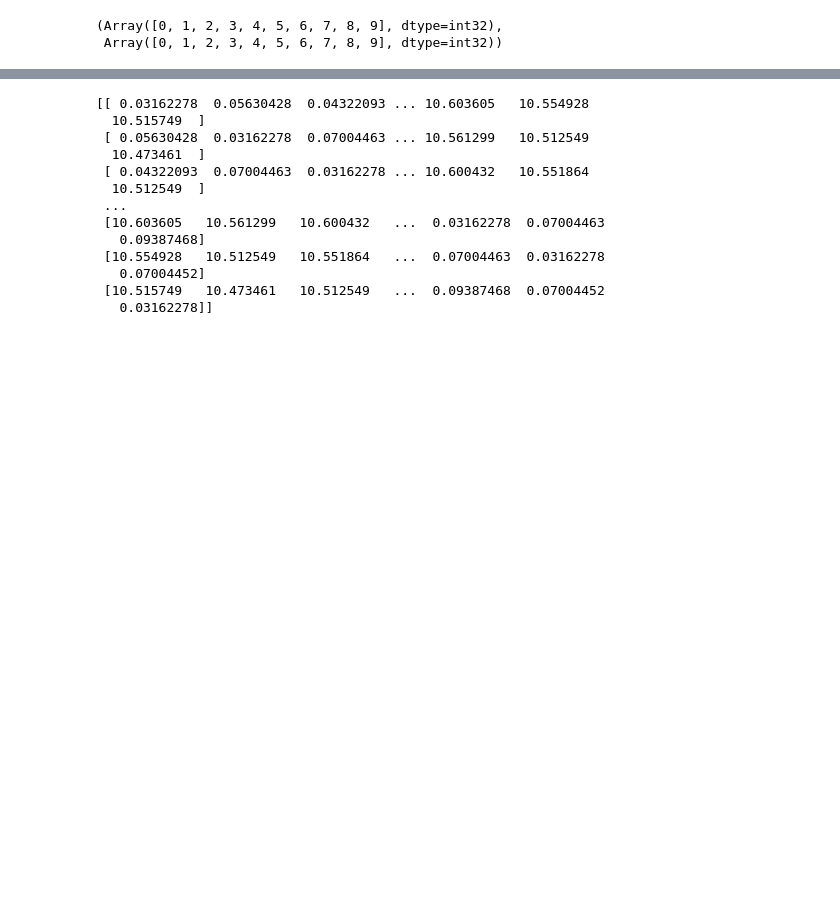
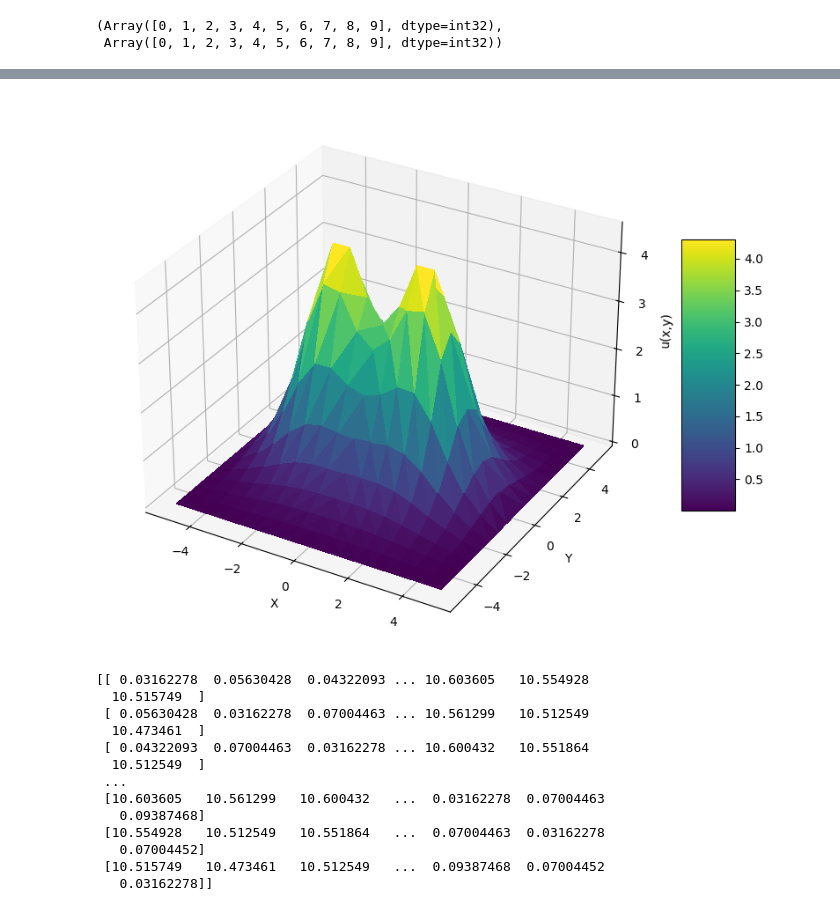
Before and after one commit to vcaipu/cqednumerics, a Jupyter notebook: examples/2DInteraction.ipynb, the cells around one changed output, grey strips where cells are left out. Drawn from its saved outputs; the diff is of its cells as text; code cells hidden in the pictures; blank space fills up the shorter version.

```diff
--- a/examples/2DInteraction.ipynb
+++ b/examples/2DInteraction.ipynb
@@ -643,3 +741,13 @@ print(pot)
+# %%
+femsystem_imported = None
+with open("2DModesNoIntFEMSystem.pkl","rb") as file:
+    loaded_data = pickle.load(file)
+    femsystem_imported: FEMSystem = loaded_data["femsystem"]
+
+u_interior_result = jnp.load("2DModesNoInt.npy")
+femsystem_imported.plot_at_interior_2d_in3d(u_interior_result)
+# %% [output]
+[figure, added]
 # %%
 def K(x,y):
     epsilon = 1e-3
```
Also changed, not shown: parts of 8 cells of this notebook, 3 other files.
